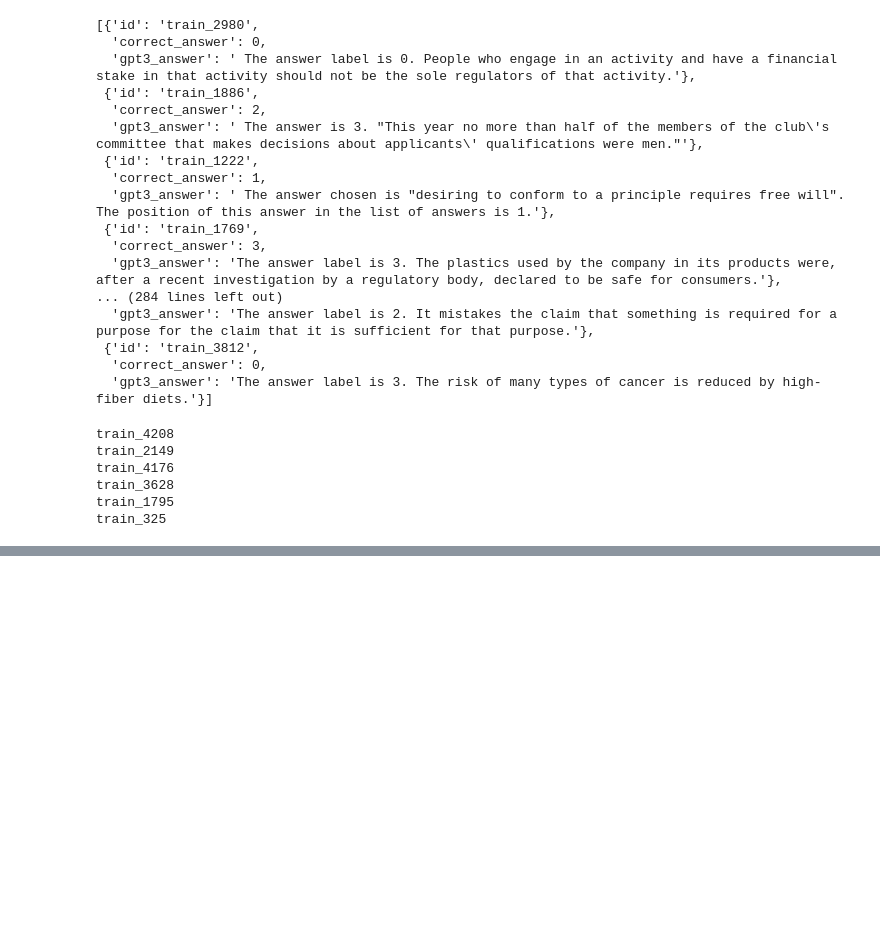
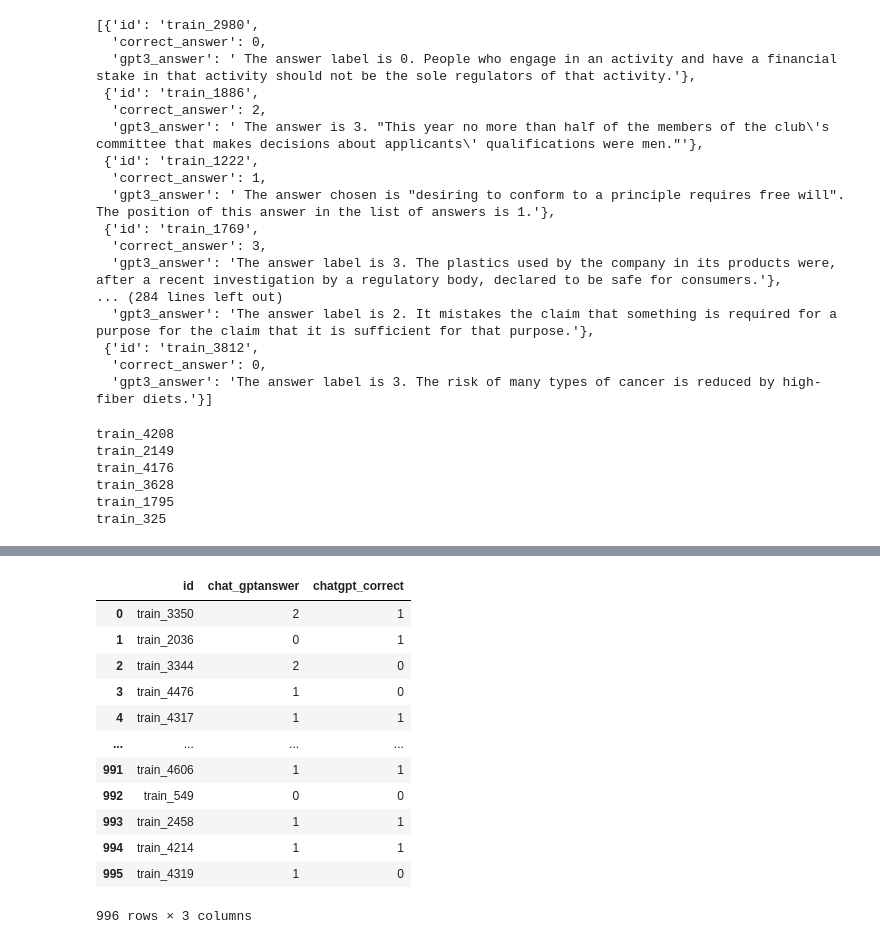
Before and after one commit to wjoe2046/trustworthy_dl_proj, a Jupyter notebook: experiments.ipynb, the cells around one changed output, grey strips where cells are left out. Cells and saved outputs as stored; diff of their text form; code cells hidden in the pictures; blank space fills up the shorter version.

```diff
--- a/experiments.ipynb
+++ b/experiments.ipynb
@@ -365,0 +385,20 @@ print(percent_correct)
+# %%
+# df_chatgpt = df_chatgpt.rename(columns={'correct': 'chatgpt_correct'})
+# df_chatgpt = df_chatgpt.drop('confidence', axis=1)
+
+df_chatgpt_drop_correct = df_chatgpt.drop('correct_answer', axis=1)
+df_chatgpt_drop_correct
+# %% [output]
+|  | id | chat_gptanswer | chatgpt_correct |
+| 0 | train_3350 | 2 | 1 |
+| 1 | train_2036 | 0 | 1 |
+| 2 | train_3344 | 2 | 0 |
+| 3 | train_4476 | 1 | 0 |
+| 4 | train_4317 | 1 | 1 |
+| ... | ... | ... | ... |
+| 991 | train_4606 | 1 | 1 |
+| 992 | train_549 | 0 | 0 |
+| 993 | train_2458 | 1 | 1 |
+| 994 | train_4214 | 1 | 1 |
+| 995 | train_4319 | 1 | 0 |
+996 rows × 3 columns
```
Also changed, not shown: parts of 13 cells of this notebook, 1 other file.
